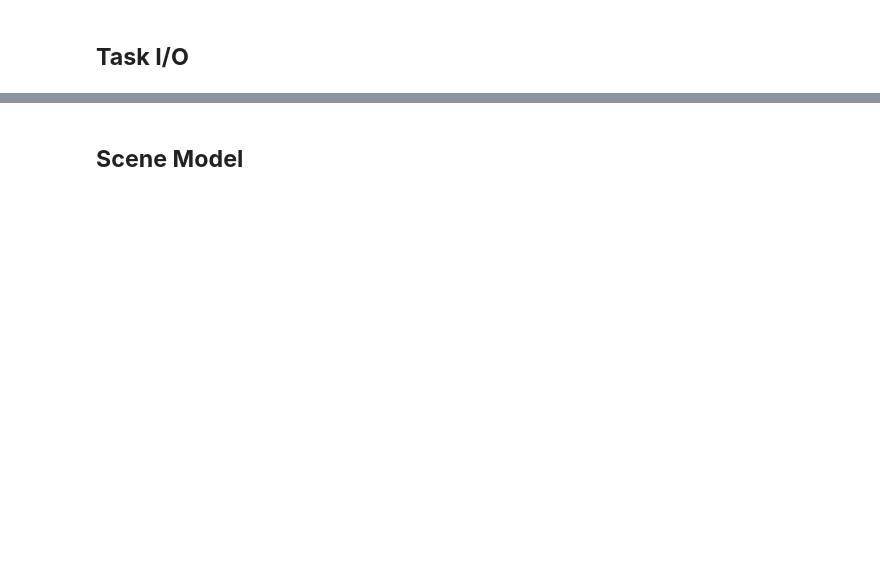
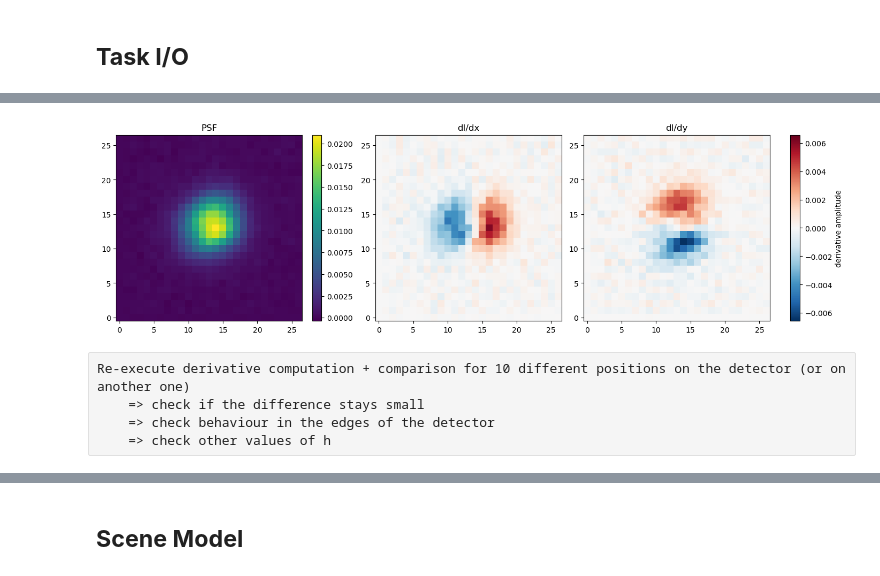
Before and after one commit to cmsaunders/scene_modeler, a Jupyter notebook: python/lsst/test_smp_taks_io.ipynb, the cells around one changed output, grey strips where cells are left out. Cells and saved outputs as stored; diff of their text form; code cells hidden in the pictures; blank space fills up the shorter version.

```diff
--- a/python/lsst/test_smp_taks_io.ipynb
+++ b/python/lsst/test_smp_taks_io.ipynb
@@ -57,0 +172,20 @@ data = task.run(visit_image_refs)
+# %%
+vmax = max(np.abs(dIdx.array).max(), np.abs(dIdy.array).max())
+
+fig, ax = plt.subplots(1, 3, figsize=(14, 4), constrained_layout=True)
+im0 = ax[0].imshow(img.array, origin="lower"); ax[0].set_title("PSF")
+fig.colorbar(im0, ax=ax[0])
+
+for a, arr, t in zip(ax[1:], [dIdx.array, dIdy.array], ["dI/dx", "dI/dy"]):
+    im = a.imshow(arr, origin="lower", cmap="RdBu_r", vmin=-vmax, vmax=vmax)
+    a.set_title(t)
+fig.colorbar(im, ax=ax[1:], label="derivative amplitude")
+plt.savefig('psf_and_derivative_example.png')
+plt.show()
+# %% [output]
+[figure, added]
+# %% [raw]
+Re-execute derivative computation + comparison for 10 different positions on the detector (or on another one)
+    => check if the difference stays small
+    => check behaviour in the edges of the detector
+    => check other values of h
```
Also changed, not shown: parts of 21 cells of this notebook.
